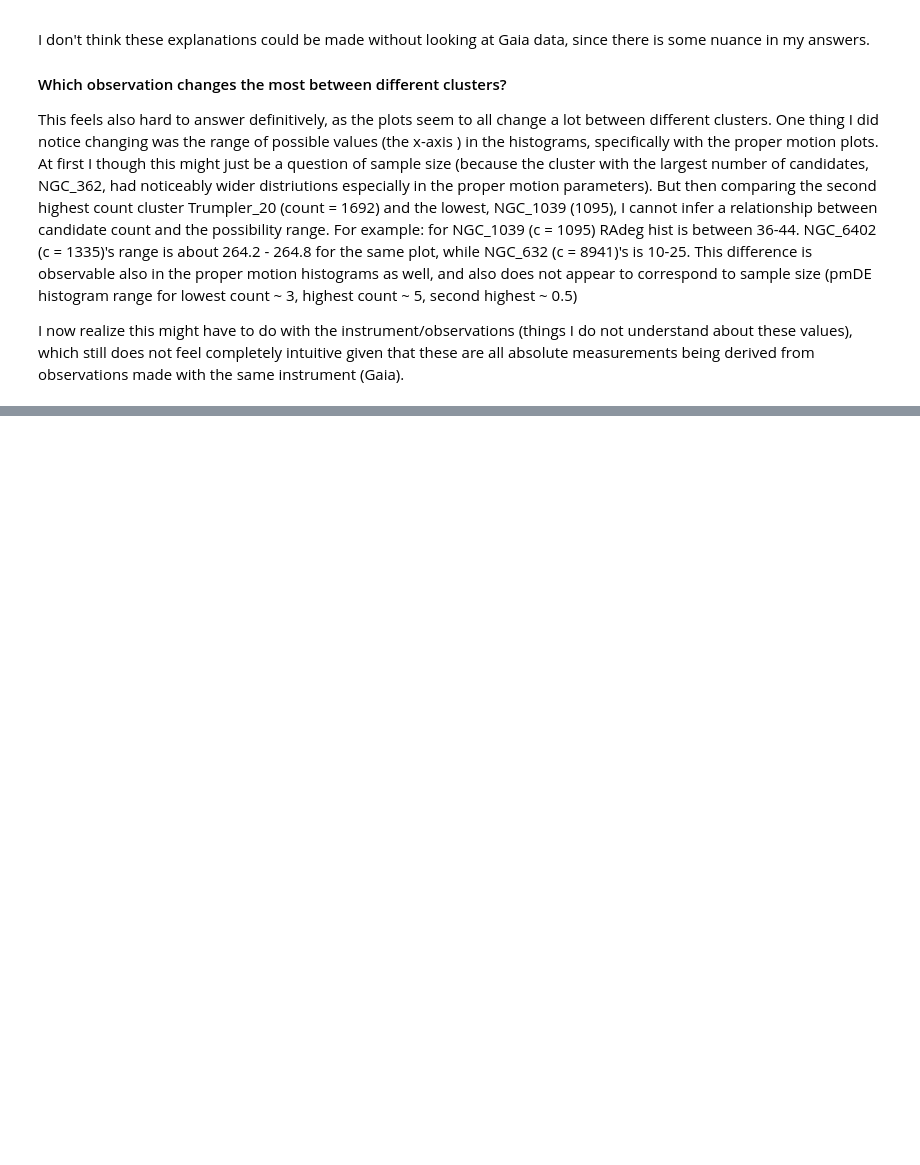
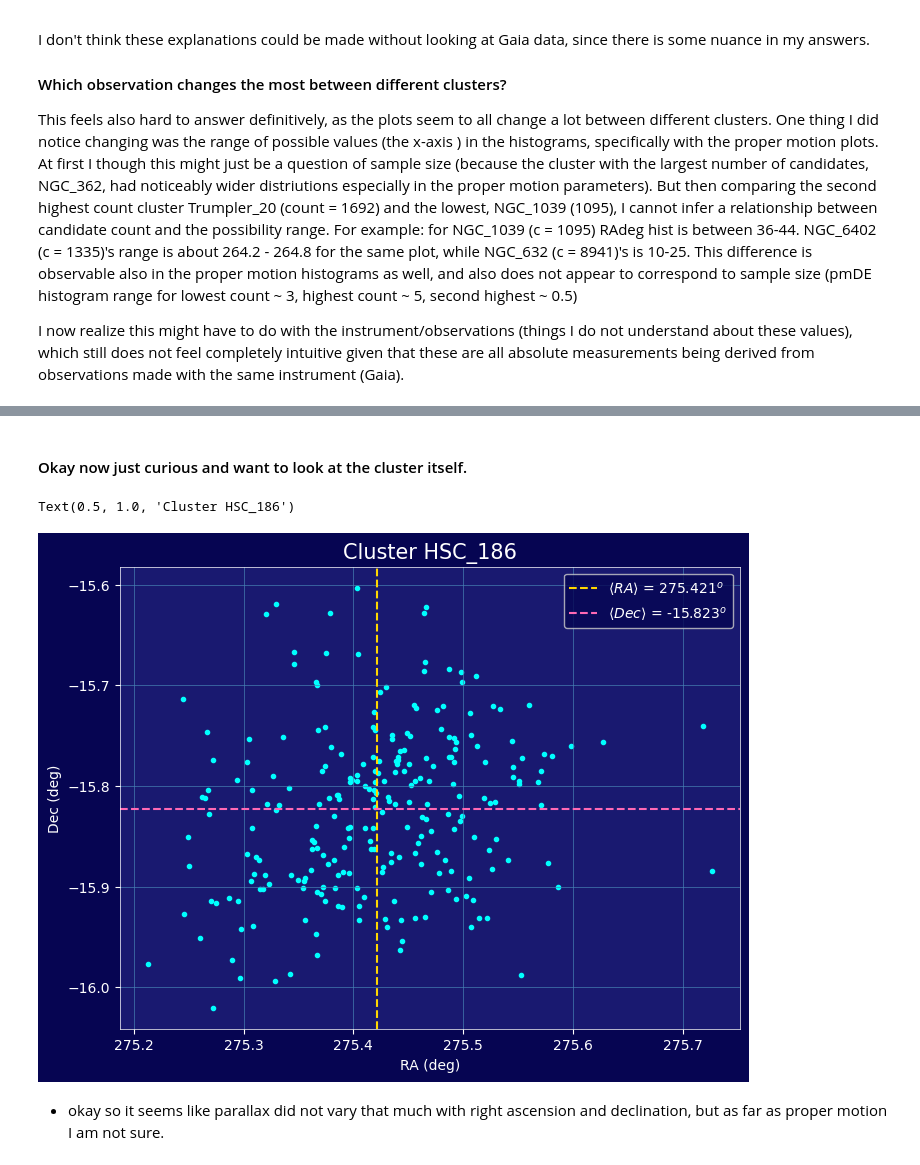
Before and after one commit to lea-y01/phys_stats, a Jupyter notebook: assignments/assignment_1/Assignment_1_V2.ipynb, the cells around one changed output, grey strips where cells are left out. Drawn from its saved outputs; the diff is of its cells as text; code cells hidden in the pictures; blank space fills up the shorter version.

```diff
--- a/assignments/assignment_1/Assignment_1_V2.ipynb
+++ b/assignments/assignment_1/Assignment_1_V2.ipynb
@@ -333,0 +554,16 @@ I now realize this might have to do with the instrument/observations (things I d
+# %% [markdown]
+#### Okay now just curious and want to look at the cluster itself.
+# %%
+plt.figure(figsize = (8,6))
+plt.scatter(my_cluster['RAdeg'], my_cluster['DEdeg'], color = 'cyan', marker='.')
+plt.xlabel('RA (deg)')
+plt.ylabel('Dec (deg)')
+plt.axvline(np.mean(my_cluster['RAdeg']), ls = 'dashed', color = 'gold', label = f'$\langle RA \\rangle$ = {np.mean(my_cluster["RAdeg"]):.3f}$^o$')
+plt.axhline(np.mean(my_cluster['DEdeg']), ls = 'dashed', color = 'hotpink', label = f'$\langle Dec \\rangle$ = {np.mean(my_cluster["DEdeg"]):.3f}$^o$')
+plt.legend()
+plt.title('Cluster HSC_186', fontsize = 15)
+# %% [output]
+Text(0.5, 1.0, 'Cluster HSC_186')
+[figure, added]
+# %% [markdown]
+- okay so it seems like parallax did not vary that much with right ascension and declination, but as far as proper motion I am not sure.
```
Also changed, not shown: parts of 21 cells of this notebook, 1 other file.
